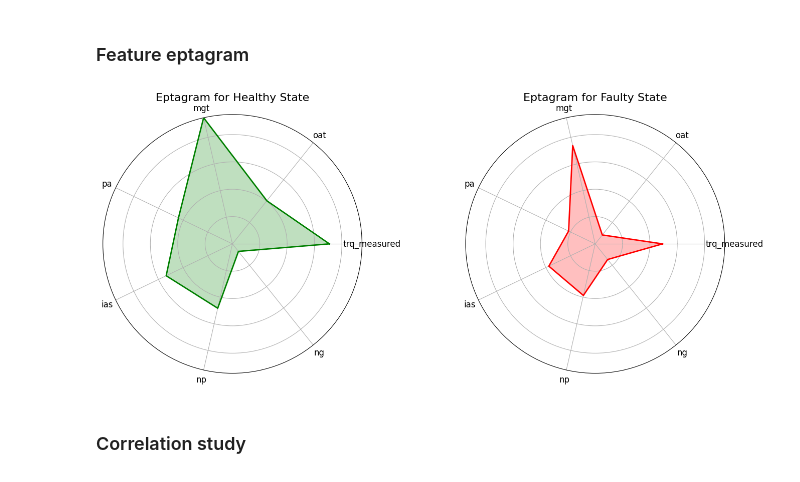
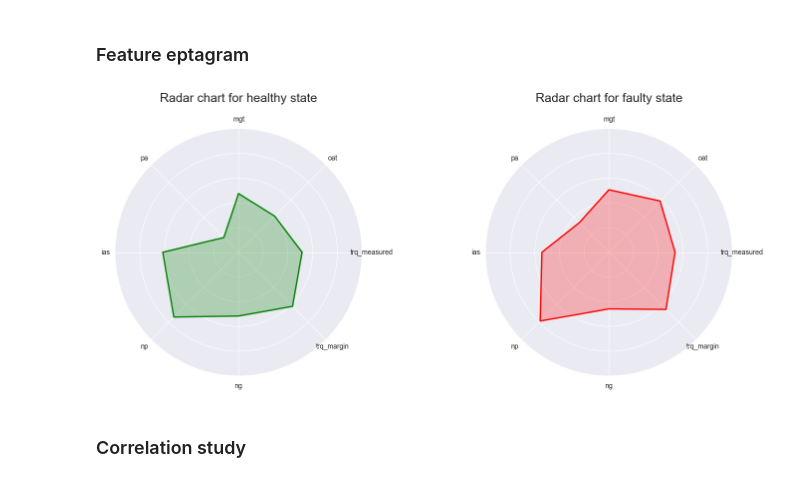
Before and after one commit to MrPio/PHM_North_America_2024_Challenge, a Jupyter notebook: 1-data_preprocessing/1-Data_Preprocessing.ipynb, the cells around one changed output. Cells and saved outputs as stored; diff of their text form; code cells hidden in the pictures.

Commit message:
Plot style fix and export preprocessed data

```diff
--- a/1-data_preprocessing/1-Data_Preprocessing.ipynb
+++ b/1-data_preprocessing/1-Data_Preprocessing.ipynb
@@ -100,84 +81,83 @@ import pandas as pd
 import matplotlib.pyplot as plt
 
 # ----------------------------------------------------------------------
-# 1. Load your X_train and y_train DataFrame (with 'id' column already present)
+# 1. Merge df_x (features) and df_y (labels) if necessary
 # ----------------------------------------------------------------------
+train_data = pd.concat([df_x, df_y], axis=1)
 
-X_train = dataframes['X_train']
-y_train = dataframes['y_train']
-
-# Merge the dataframes on the 'id' column
-train_data = pd.merge(X_train, y_train, on='id')
-
-# Remove 'id' and 'trq_margin' columns from train_data
-train_data = train_data.drop(['id', 'trq_margin'], axis=1)
-
-# Verify the result after removing columns
-#print(train_data.columns)
+# Remove the 'id' column if present
+if 'id' in train_data.columns:
+    train_data = train_data.drop(['id'], axis=1)
 
 # ----------------------------------------------------------------------
-# 2. Split the data into healthy (faulty == 0) and faulty (faulty == 1)
+# 2. Remove 'trq_target' from the dataset
+# ----------------------------------------------------------------------
+if 'trq_target' in train_data.columns:
+    train_data = train_data.drop(['trq_target'], axis=1)
+
+# ----------------------------------------------------------------------
+# 3. Split data into healthy (faulty == 0) and faulty (faulty == 1) subsets
 # ----------------------------------------------------------------------
 X_train_healthy = train_data[train_data['faulty'] == 0].drop('faulty', axis=1)
 X_train_faulty = train_data[train_data['faulty'] == 1].drop('faulty', axis=1)
 
 # ----------------------------------------------------------------------
-# 3. Compute correlation matrices for both healthy and faulty datasets
+# 4. Min-Max scaling: Normalize all features between 0 and 1
 # ----------------------------------------------------------------------
-correlation_matrix_healthy = X_train_healthy.corr()
-correlation_matrix_faulty = X_train_faulty.corr()
+def min_max_scale(df):
+    return (df - df.min()) / (df.max() - df.min())
+
+X_train_healthy_scaled = min_max_scale(X_train_healthy)
+X_train_faulty_scaled = min_max_scale(X_train_faulty)
+
+# Compute the mean value of each feature for both groups
+mean_features_healthy = X_train_healthy_scaled.mean()
+mean_features_faulty = X_train_faulty_scaled.mean()
+
+labels = mean_features_healthy.index
+values_healthy = mean_features_healthy.values
+values_faulty = mean_features_faulty.values
 
 # ----------------------------------------------------------------------
-# 4. Prepare data for the radar charts (eptagrams)
-#    Compute the average correlation for each feature in both subsets
+# 5. Prepare data for radar charts
 # ----------------------------------------------------------------------
-mean_correlations_healthy = correlation_matrix_healthy.mean(axis=1)
-mean_correlations_faulty = correlation_matrix_faulty.mean(axis=1)
-
-labels = mean_correlations_healthy.index
-values_healthy = mean_correlations_healthy.values
-values_faulty = mean_correlations_faulty.values
-
-# Close the loop for radar charts
 num_vars = len(labels)
 angles = np.linspace(0, 2 * np.pi, num_vars, endpoint=False).tolist()
 
+# Close the loop for radar charts
 values_healthy = np.concatenate((values_healthy, [values_healthy[0]]))
 values_faulty = np.concatenate((values_faulty, [values_faulty[0]]))
-
 angles += angles[:1]
 
 # ----------------------------------------------------------------------
-# 5. Create and display the radar charts (eptagrams) side by side
+# 6. Adjust figure size dynamically based on the number of features
 # ----------------------------------------------------------------------
-fig, axs = plt.subplots(1, 2, figsize=(16, 8), subplot_kw=dict(polar=True))
-
-# Find the max value to standardize the scaling of both plots
-max_value = max(values_healthy.max(), values_faulty.max())
+fig_size = (min(2 * num_vars, 18), min(2 * num_vars, 9))
+fig, axs = plt.subplots(1, 2, figsize=fig_size, subplot_kw=dict(polar=True))
 
 # Radar chart for healthy state
 axs[0].fill(angles, values_healthy, color='g', alpha=0.25)
 axs[0].plot(angles, values_healthy, color='g', linewidth=2)
 axs[0].set_yticklabels([])
 axs[0].set_xticks(angles[:-1])
-axs[0].set_xticklabels(labels, fontsize=12)
-axs[0].set_title("Eptagram for Healthy State", size=16, pad=20)  # Adjust pad for title spacing
-axs[0].set_ylim(0, max_value)  # Set same radial scale
+axs[0].set_xticklabels(labels, fontsize=10)
+axs[0].set_title("Radar chart for healthy state", size=18, pad=20)
+axs[0].set_ylim(0, 1)  # Keep scale between 0 and 1
 
 # Radar chart for faulty state
 axs[1].fill(angles, values_faulty, color='r', alpha=0.25)
 axs[1].plot(angles, values_faulty, color='r', linewidth=2)
 axs[1].set_yticklabels([])
 axs[1].set_xticks(angles[:-1])
-axs[1].set_xticklabels(labels, fontsize=12)
-axs[1].set_title("Eptagram for Faulty State", size=16, pad=20)  # Adjust pad for title spacing
-axs[1].set_ylim(0, max_value)  # Set same radial scale
+axs[1].set_xticklabels(labels, fontsize=10)
+axs[1].set_title("Radar chart for faulty state", size=18, pad=20)
+axs[1].set_ylim(0, 1)  # Keep scale between 0 and 1
 
-# Adjust layout to avoid overlap
-plt.subplots_adjust(wspace=0.4)
+# Adjust layout to prevent overlap
+plt.subplots_adjust(wspace=0.5)
 
 plt.show()
 # %% [output]
-[figure, old version]
+[figure, new version]
 # %% [markdown]
 ### Correlation study
```
Also changed, not shown: parts of 9 cells of this notebook.
